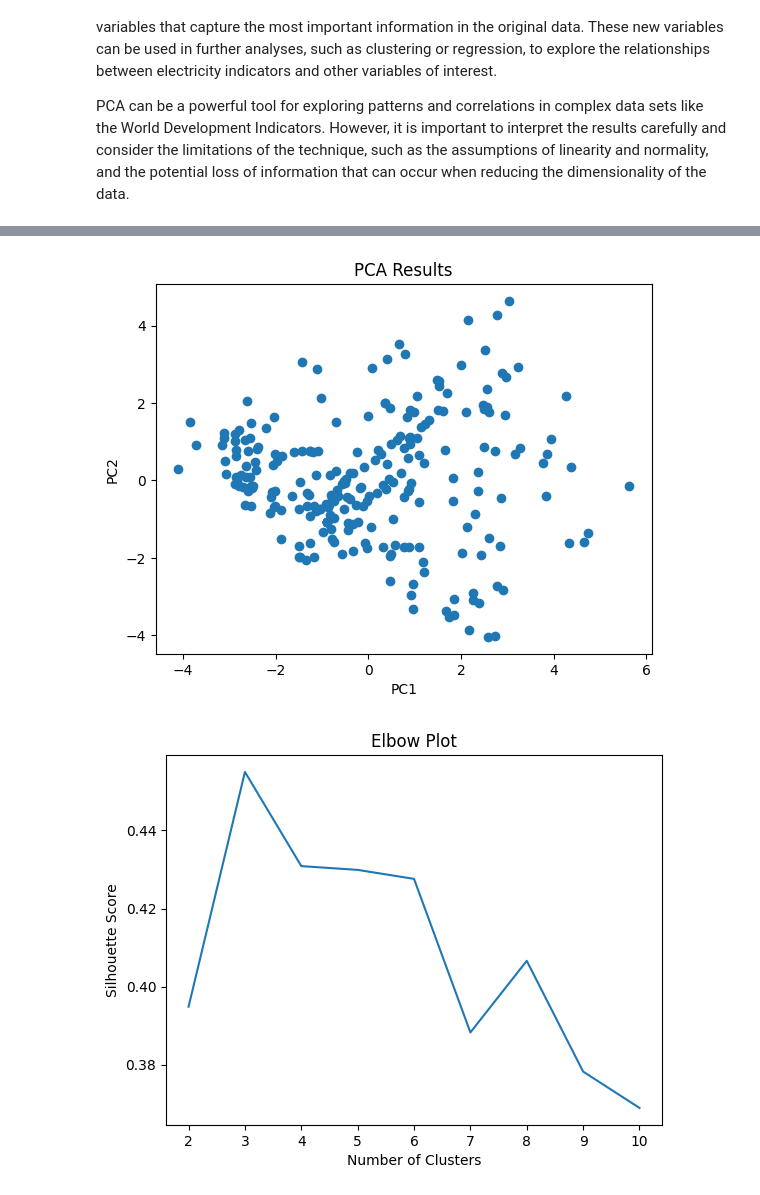
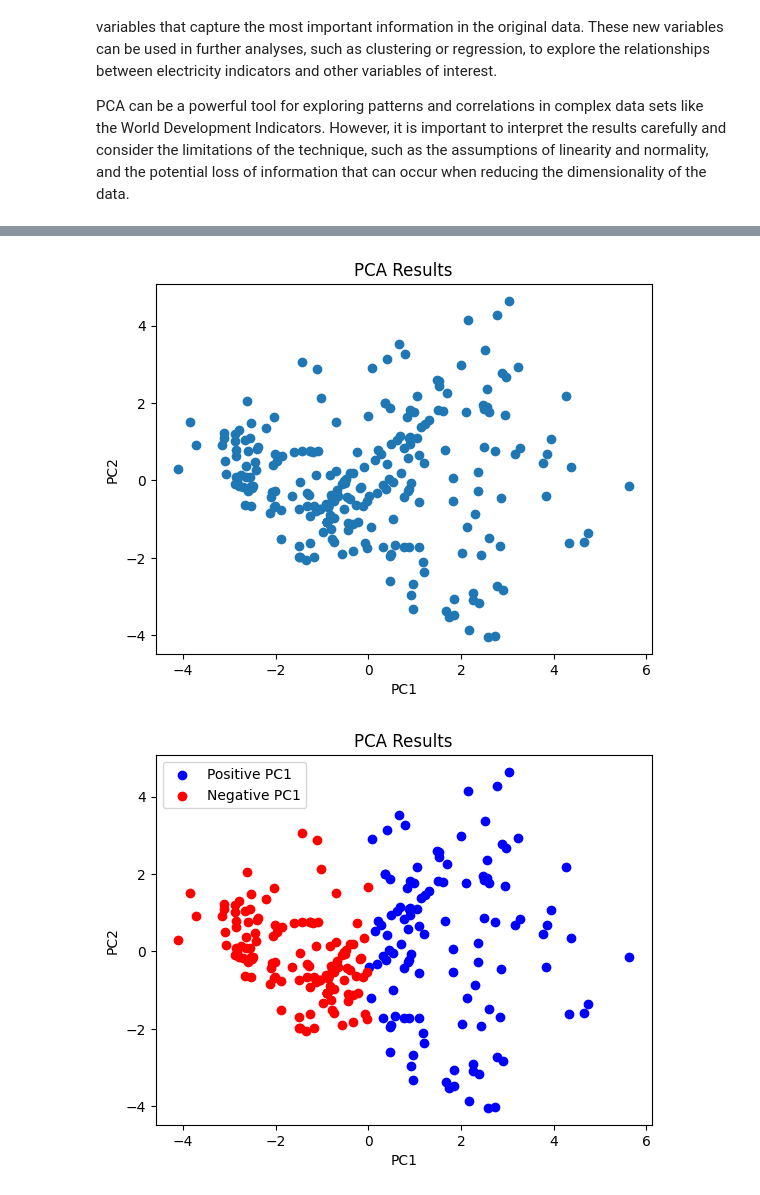
Before and after one commit to MaliheDahmardeh/World-Development-Indicators, a Jupyter notebook: WDI.ipynb, the cells around one changed output, grey strips where cells are left out. Saved outputs shown, nothing was run; the diff lists cells and outputs as text; code cells hidden in the pictures.

```diff
--- a/WDI.ipynb
+++ b/WDI.ipynb
@@ -400,7 +393,8 @@ indicator_dict = dict(df.loc[df['IndicatorCode'].isin(electricity_indicators)].d
 
 # Subset the data to include only the relevant indicators
 subset = df.loc[df['IndicatorCode'].isin(electricity_indicators)].drop_duplicates(subset=['CountryName', 'IndicatorCode'])
-subset['IndicatorName'] = subset['IndicatorCode'].map(indicator_dict)
+subset.loc[:, 'IndicatorName'] = subset['IndicatorCode'].map(indicator_dict)
+#subset['IndicatorName'] = subset['IndicatorCode'].map(indicator_dict)
 
 # Pivot the data to have indicators as columns and countries as rows
 pivoted = subset.pivot(index='CountryName', columns='IndicatorName', values='Value')
@@ -484,37 +478,53 @@ plt.ylabel('PC2')
 plt.title('PCA Results')
 plt.show()
 
+import matplotlib.pyplot as plt
+# Assume that `pca_data` contains your transformed data
+pc1 = pca_data[:, 0]
+pc2 = pca_data[:, 1]
+
+# Create a boolean mask to split the data points by their sign on PC1
+positive_mask = pc1 >= 0
+negative_mask = pc1 < 0
+
+# Plot the positive PC1 points in blue and negative PC1 points in red
+plt.scatter(pc1[positive_mask], pc2[positive_mask], c='b', label='Positive PC1')
+plt.scatter(pc1[negative_mask], pc2[negative_mask], c='r', label='Negative PC1')
+plt.xlabel('PC1')
+plt.ylabel('PC2')
+plt.title('PCA Results')
+plt.legend()
+plt.show()
+
 from sklearn.cluster import KMeans
 from sklearn.metrics import silhouette_score
-import matplotlib.pyplot as plt
-
 # Create a list of silhouette scores for different k values
 silhouette_scores = []
 for k in range(2, 11):
     kmeans = KMeans(n_clusters=k, init='k-means++', n_init=10, max_iter=300, random_state=42)
     kmeans.fit(pca_data)
     silhouette_scores.append(silhouette_score(pca_data, kmeans.labels_))
 
 # Plot the elbow plot
 plt.plot(range(2, 11), silhouette_scores)
 plt.title('Elbow Plot')
 plt.xlabel('Number of Clusters')
 plt.ylabel('Silhouette Score')
 plt.show()
 
 # Perform KMeans clustering on the transformed data
 kmeans = KMeans(n_clusters=4, random_state=42, n_init=30)
 clusters = kmeans.fit_predict(pca_data)
 
 # Plot the scatter plot with different colors for each cluster
 plt.scatter(pca_data[:, 0], pca_data[:, 1], c=clusters, cmap='viridis')
 plt.xlabel('PC1')
 plt.ylabel('PC2')
 plt.title('PCA Results with Clusters')
 plt.colorbar()
 plt.show()
 # %% [output]
 [figure]
 [figure]
 [figure]
-[figure, old version]
+[figure, new version]
```
Also changed, not shown: parts of 3 cells of this notebook.
